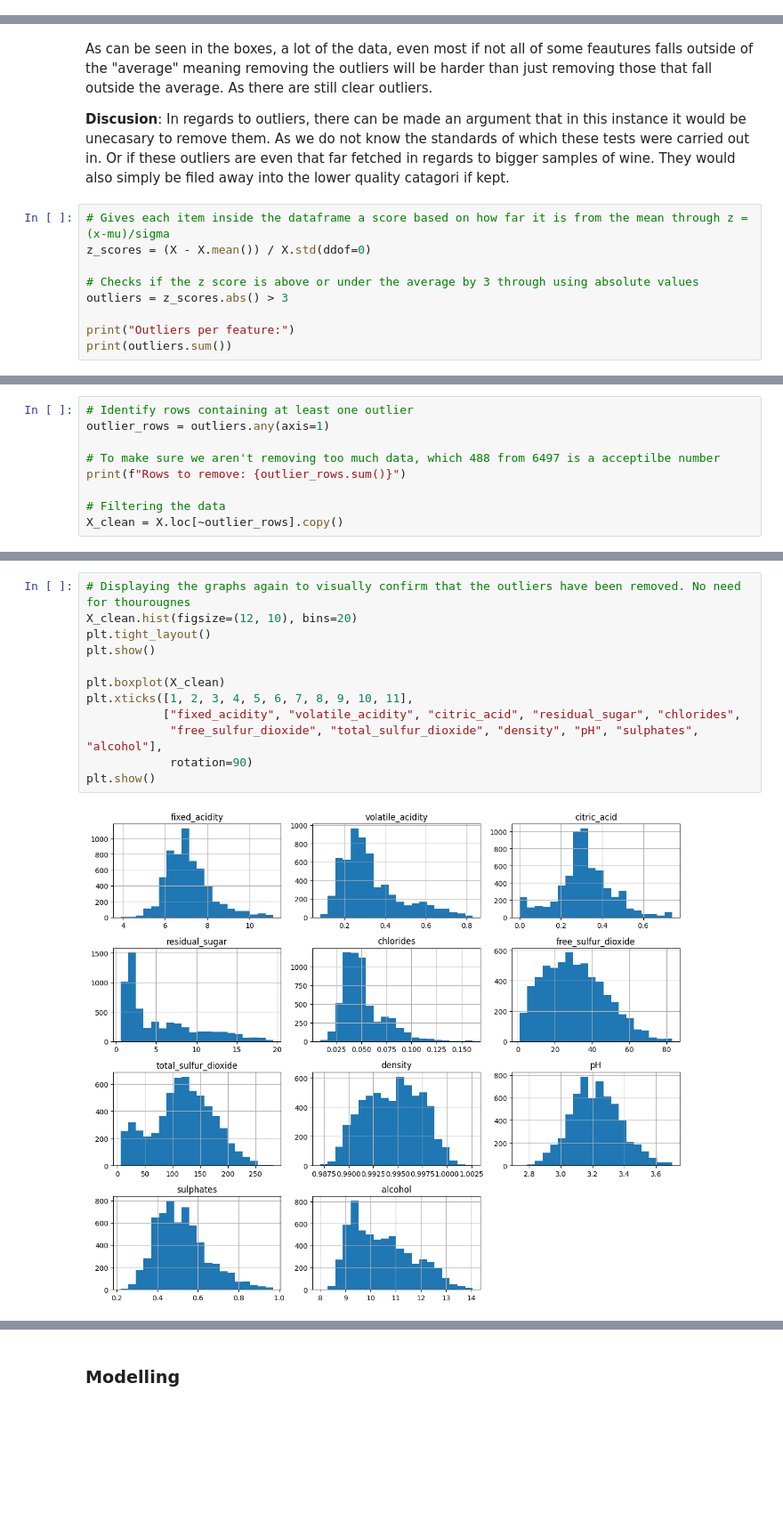
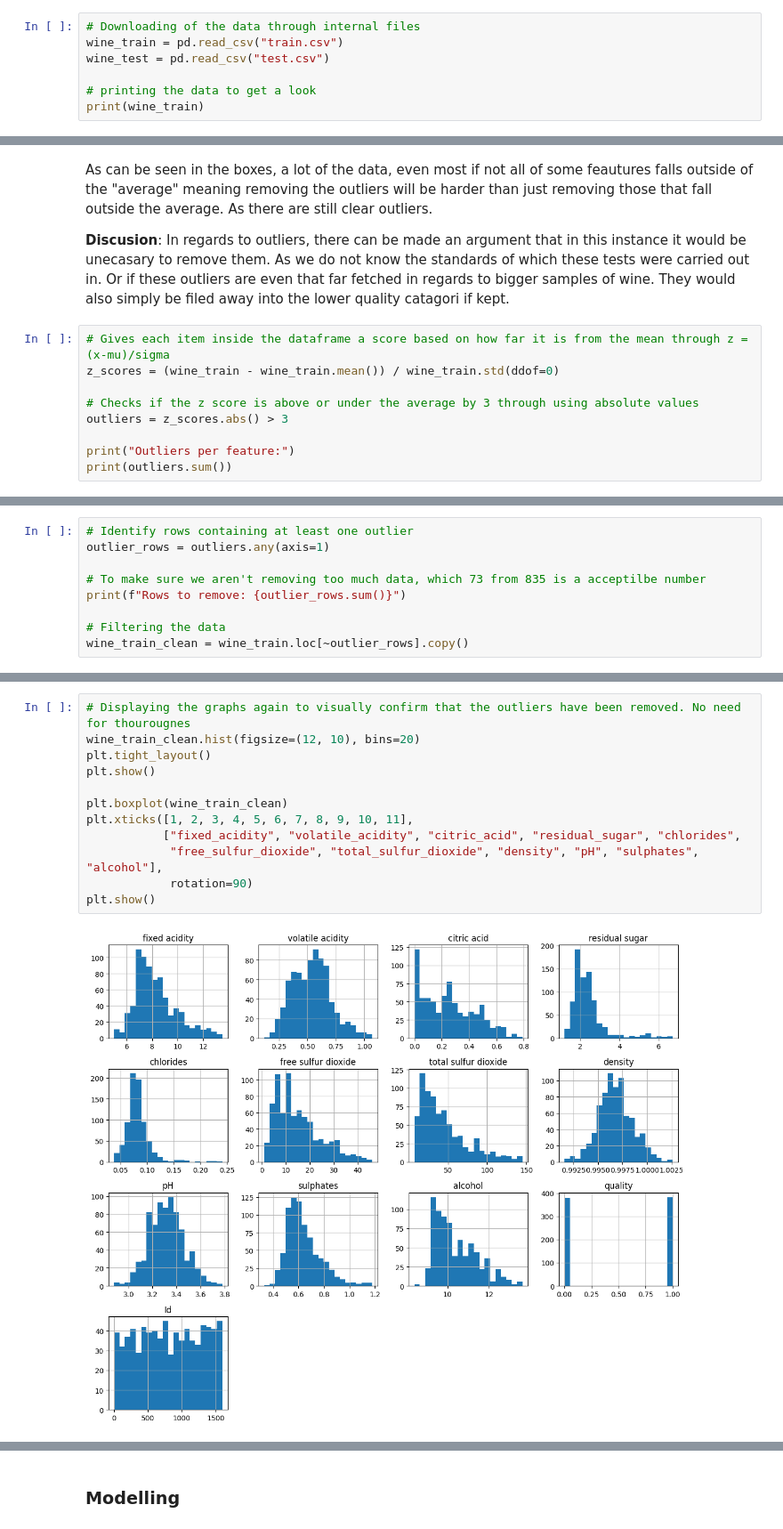
Before and after one commit to sondre04aasheim-spec/Deliverable_3_DAT200, a Jupyter notebook: CA3_template_group_30.ipynb, the cells around one changed output, grey strips where cells are left out. Shown at 89% size. Saved outputs shown, nothing was run; the diff lists cells and outputs as text; blank space fills up the shorter version.

```diff
--- a/CA3_template_group_30.ipynb
+++ b/CA3_template_group_30.ipynb
@@ -55,0 +18,7 @@ print(wine_q.variables)
+# %%
+# Downloading of the data through internal files
+wine_train = pd.read_csv("train.csv")
+wine_test = pd.read_csv("test.csv")
+
+# printing the data to get a look
+print(wine_train)
@@ -145,7 +131,7 @@ As can be seen in the boxes, a lot of the data, even most if not all of some fea
 In regards to outliers, there can be made an argument that in this instance it would be unecasary to remove them. As we do not know the standards of which these tests were carried out in. Or if these outliers are even that far fetched in regards to bigger samples of wine. They would also simply be filed away into the lower quality catagori if kept.
 # %%
 # Gives each item inside the dataframe a score based on how far it is from the mean through z = (x-mu)/sigma
-z_scores = (X - X.mean()) / X.std(ddof=0)
+z_scores = (wine_train - wine_train.mean()) / wine_train.std(ddof=0)
 
 # Checks if the z score is above or under the average by 3 through using absolute values
 outliers = z_scores.abs() > 3
@@ -185,9 +180,9 @@ plt.show()
 # Identify rows containing at least one outlier
 outlier_rows = outliers.any(axis=1)
 
-# To make sure we aren't removing too much data, which 488 from 6497 is a acceptilbe number
+# To make sure we aren't removing too much data, which 73 from 835 is a acceptilbe number
 print(f"Rows to remove: {outlier_rows.sum()}")
 
 # Filtering the data
-X_clean = X.loc[~outlier_rows].copy()
+wine_train_clean = wine_train.loc[~outlier_rows].copy()
 # %% [output]
@@ -195,14 +190,14 @@ Rows to remove: 488
 # %%
 # Displaying the graphs again to visually confirm that the outliers have been removed. No need for thourougnes
-X_clean.hist(figsize=(12, 10), bins=20)
+wine_train_clean.hist(figsize=(12, 10), bins=20)
 plt.tight_layout()
 plt.show()
 
-plt.boxplot(X_clean)
+plt.boxplot(wine_train_clean)
 plt.xticks([1, 2, 3, 4, 5, 6, 7, 8, 9, 10, 11],
            ["fixed_acidity", "volatile_acidity", "citric_acid", "residual_sugar", "chlorides",
             "free_sulfur_dioxide", "total_sulfur_dioxide", "density", "pH", "sulphates", "alcohol"],
             rotation=90)
 plt.show()
 # %% [output]
-[figure, old version]
+[figure, new version]
```
Also changed, not shown: parts of 15 cells of this notebook, 2 other files.
